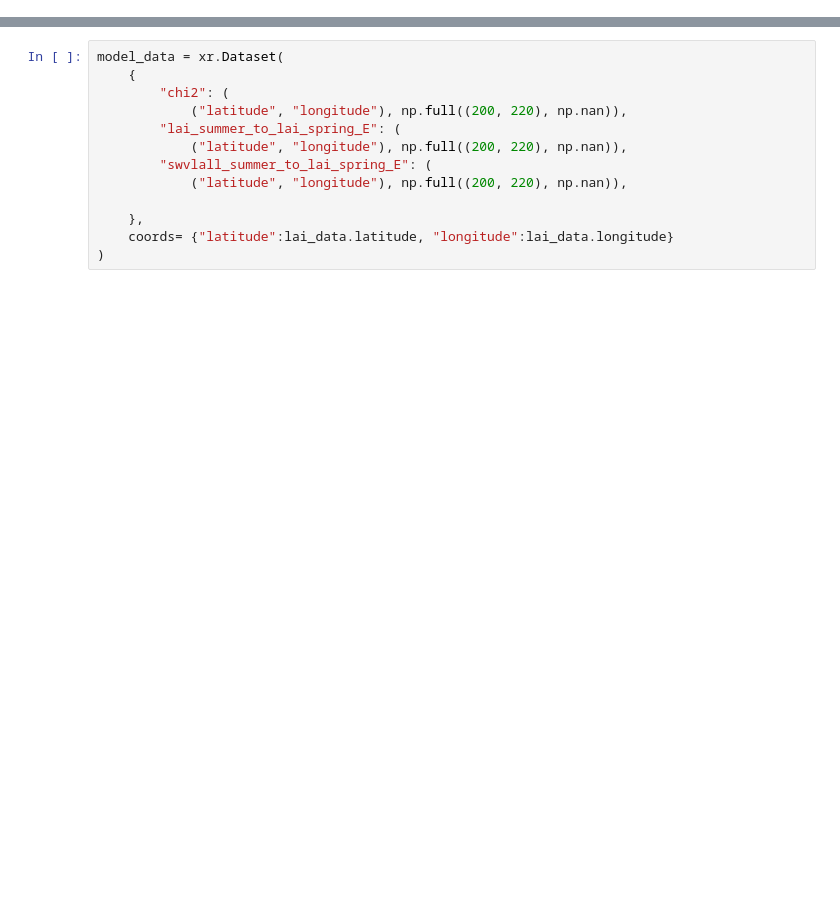
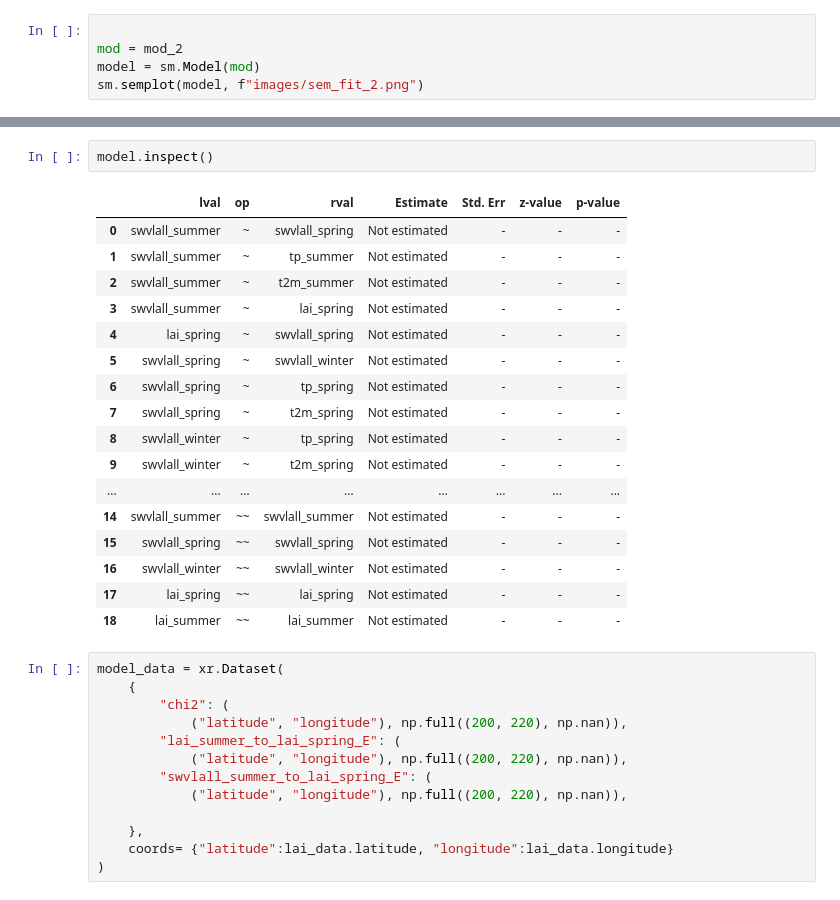
Before and after one commit to melioristic/preconditioned-compound-vegetation, a Jupyter notebook: n6_spatial_pattern_sem.ipynb, the cells around one changed output, grey strips where cells are left out. Saved outputs shown, nothing was run; the diff lists cells and outputs as text; blank space fills up the shorter version.

```diff
--- a/n6_spatial_pattern_sem.ipynb
+++ b/n6_spatial_pattern_sem.ipynb
@@ -46,0 +113,5 @@ vpd_summer = select_data(vpd_data,  "summer")
+# %%
+
+mod = mod_2
+model = sm.Model(mod)
+sm.semplot(model, f"images/sem_fit_2.png")
@@ -47,3 +120,23 @@ vpd_summer = select_data(vpd_data,  "summer")
+# %%
+model.inspect()
+# %% [output]
+|  | lval | op | rval | Estimate | Std. Err | z-value | p-value |
+| 0 | swvlall_summer | ~ | swvlall_spring | Not estimated | - | - | - |
+| 1 | swvlall_summer | ~ | tp_summer | Not estimated | - | - | - |
+| 2 | swvlall_summer | ~ | t2m_summer | Not estimated | - | - | - |
+| 3 | swvlall_summer | ~ | lai_spring | Not estimated | - | - | - |
+| 4 | lai_spring | ~ | swvlall_spring | Not estimated | - | - | - |
+| 5 | swvlall_spring | ~ | swvlall_winter | Not estimated | - | - | - |
+| 6 | swvlall_spring | ~ | tp_spring | Not estimated | - | - | - |
+| 7 | swvlall_spring | ~ | t2m_spring | Not estimated | - | - | - |
+| 8 | swvlall_winter | ~ | tp_spring | Not estimated | - | - | - |
+| 9 | swvlall_winter | ~ | t2m_spring | Not estimated | - | - | - |
+| ... | ... | ... | ... | ... | ... | ... | ... |
+| 14 | swvlall_summer | ~~ | swvlall_summer | Not estimated | - | - | - |
+| 15 | swvlall_spring | ~~ | swvlall_spring | Not estimated | - | - | - |
+| 16 | swvlall_winter | ~~ | swvlall_winter | Not estimated | - | - | - |
+| 17 | lai_spring | ~~ | lai_spring | Not estimated | - | - | - |
+| 18 | lai_summer | ~~ | lai_summer | Not estimated | - | - | - |
 # %%
 model_data = xr.Dataset(
     {
```
Also changed, not shown: parts of 14 cells of this notebook, 26 other files.
